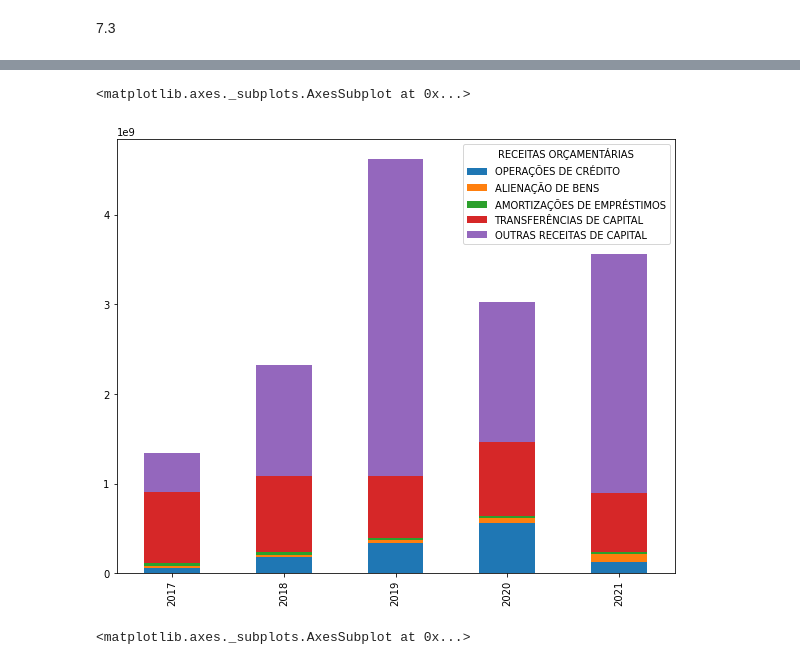
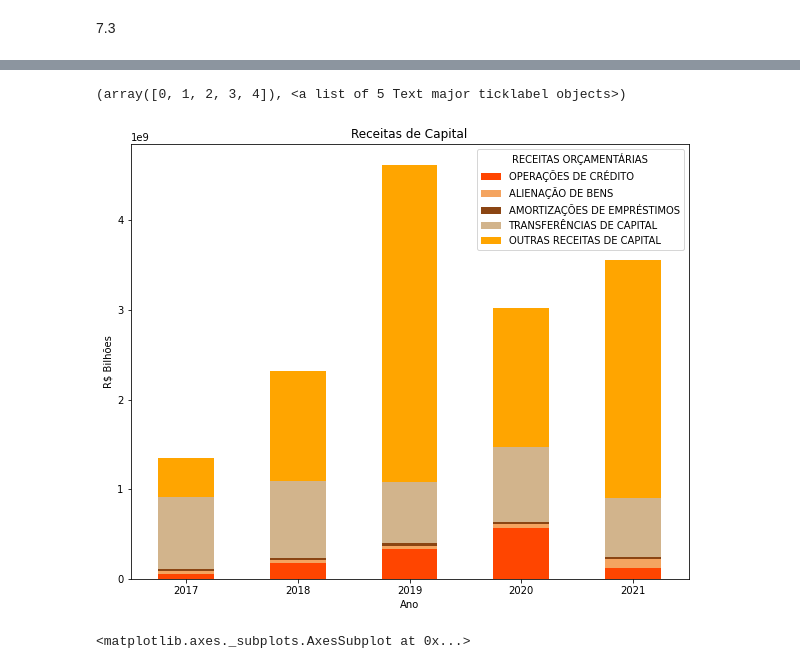
Before and after one commit to carolfazani/orcamento_sp, a Jupyter notebook: Preparando_os_dados.ipynb, the cells around one changed output, grey strips where cells are left out. Cells and saved outputs as stored; diff of their text form; code cells hidden in the pictures.

```diff
--- a/Preparando_os_dados.ipynb
+++ b/Preparando_os_dados.ipynb
@@ -544,12 +597,16 @@ querysaldos
 | 2019 | 0.0 | 2.140512e+09 | 0.0 |
 | 2020 | 0.0 | 2.279084e+09 | 0.0 |
 | 2021 | 0.0 | 6.553710e+09 | 0.0 |
-# %%
-
-querycapital.plot(kind="bar",stacked=True,figsize=(10,8))
-# %% [output]
-<matplotlib.axes._subplots.AxesSubplot at 0x...>
-[figure, removed]
+# %%
+colors = [ 'orangered','sandybrown', 'saddlebrown',  'tan', 'orange']
+querycapital.plot(kind="bar",stacked=True,figsize=(10,8), color= colors)
+plt.ylabel('R$ Bilhões')
+plt.xlabel('Ano')
+plt.title('Receitas de Capital')
+plt.xticks(rotation=360)
+# %% [output]
+(array([0, 1, 2, 3, 4]), <a list of 5 Text major ticklabel objects>)
+[figure, added]
 # %%
 querycorrente.plot(kind="bar",stacked=True,figsize=(10,8))
 # %% [output]
```
Also changed, not shown: parts of 16 cells of this notebook.
